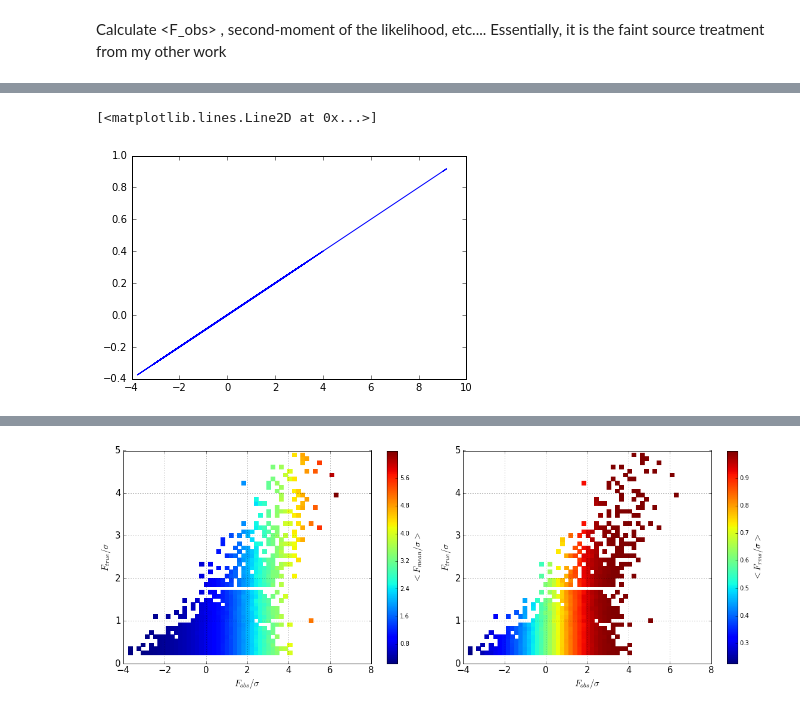
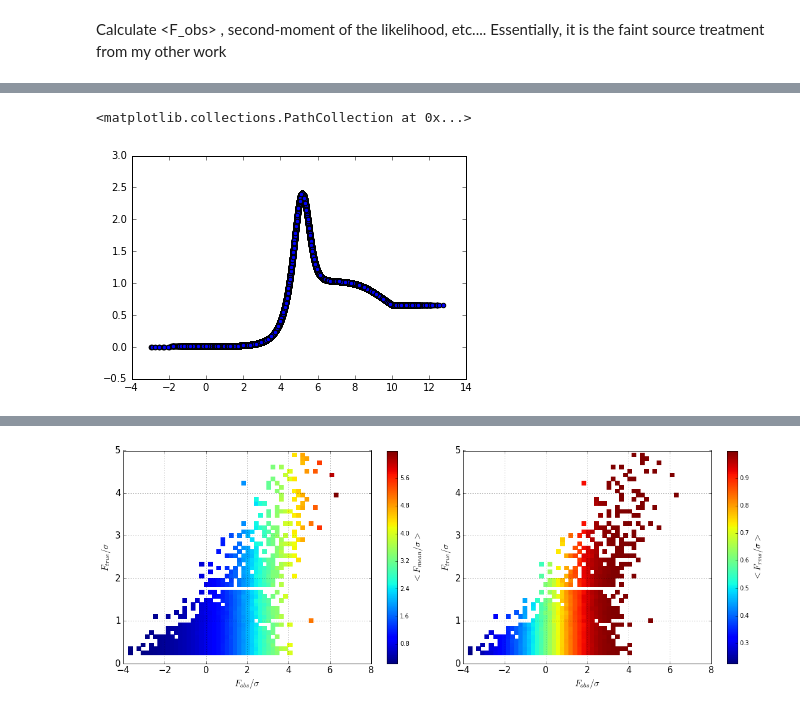
Before and after one commit to suberlak/S82analysis, a Jupyter notebook: code/iPTF_poster_plots_ver2.ipynb, the cells around one changed output, grey strips where cells are left out. Cells and saved outputs as stored; diff of their text form; code cells hidden in the pictures.

```diff
--- a/code/iPTF_poster_plots_ver2.ipynb
+++ b/code/iPTF_poster_plots_ver2.ipynb
@@ -119,10 +119,24 @@ cdf = rv_discrete.cdf(x)
 # %% [output]
 TypeError: unbound method cdf() must be called with rv_discrete instance as first argument (got ndarray instance instead)
 # %%
+%matplotlib inline
 # compare Euclidean and constant counts...
 fig,ax = plt.subplots(1,3, figsize=(12,4))
 
 # Flux
+fmin = 0
+fmax = 1
+n_points_f_true = 100
+
+f_true = np.linspace(fmin, fmax, n_points_f_true)
+sigma = np.percentile(f_true,10)
+x_true = f_true / sigma
+
+# grab only points that are far enough from 0
+# that the number of counts does not become exponentially large...
+mask_close_zero = x_true>0.2
+sorted_x = np.sort(x_true[mask_close_zero])
+
 F = sorted_x
 delF = F[1]-F[0]
 
@@ -145,6 +159,7 @@ ax[2].set_ylabel(r'$p(N(F))$')
 ax[2].set_title('pdf (Flux) ')
 
 # Euclidean distribution of N vs Flux
+n0 = 50
 euc_ccdf_count = n0*F **(-1.5)
 euc_ccdf_norm  = euc_ccdf_count / euc_ccdf_count[0]
 calib = 1e-29
@@ -614,0 +561,23 @@ f_obs_rms = faintF.calculate_rms(f_obs, sigma_obs)
+# %%
+# read in results of direct integration as an interpolation table...
+dir_data  = '/astro/users/suberlak/S13Agg_analysis/data_products/'
+euc_prior = np.loadtxt(dir_data+ 'Fig2_xObs_xMean_xRms_euc_prior.txt')
+flat_prior = np.genfromtxt(dir_data +'Fig2_xObs_xMean_xRms_flat_prior.txt')
+
+xObs = euc_prior[:,0]
+
+xMean_euc = euc_prior[:,1]
+xRms_euc = euc_prior[:,2]
+
+xMean_flat = flat_prior[:,1]
+xRms_flat =flat_prior[:,2]
+# %%
+plt.plot(xObs,xMean_euc)
+# Interpolate results :  from the tabulated results for xp = FobsSim, fp =  expF,
+# need to extrapolate expF on points  defined by x= F_faint
+# xp must be increasing - but FobsSim already is :)
+
+x_mean_flat = np.interp(x = x_obs_flatten, xp = xObs ,fp= xMean_flat)
+x_rms_flat =  np.interp(x = x_obs_flatten, xp = xObs ,fp= xRms_flat)
+x_mean_euc = np.interp(x = x_obs_flatten, xp = xObs ,fp= xMean_euc)
+x_rms_euc = np.interp(x = x_obs_flatten, xp = xObs ,fp= xRms_euc)
@@ -615,5 +586,5 @@ f_obs_rms = faintF.calculate_rms(f_obs, sigma_obs)
 # %%
-plt.plot(x_obs_flatten, f_obs)
+plt.scatter(x_obs_flatten, x_rms_euc)
 # %% [output]
-[<matplotlib.lines.Line2D at 0x...>]
+<matplotlib.collections.PathCollection at 0x...>
-[figure, old version]
+[figure, new version]
```
Also changed, not shown: parts of 14 cells of this notebook.
